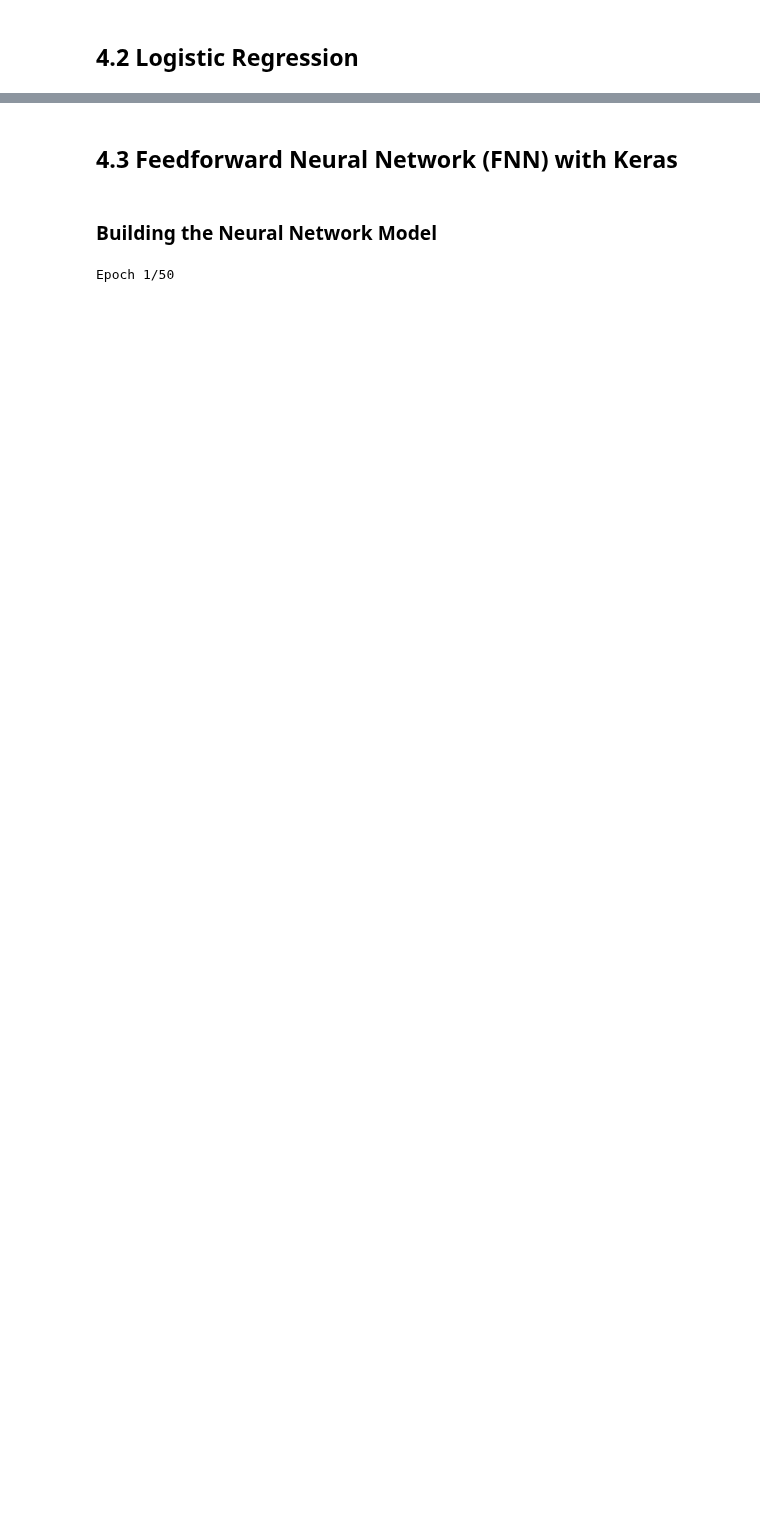
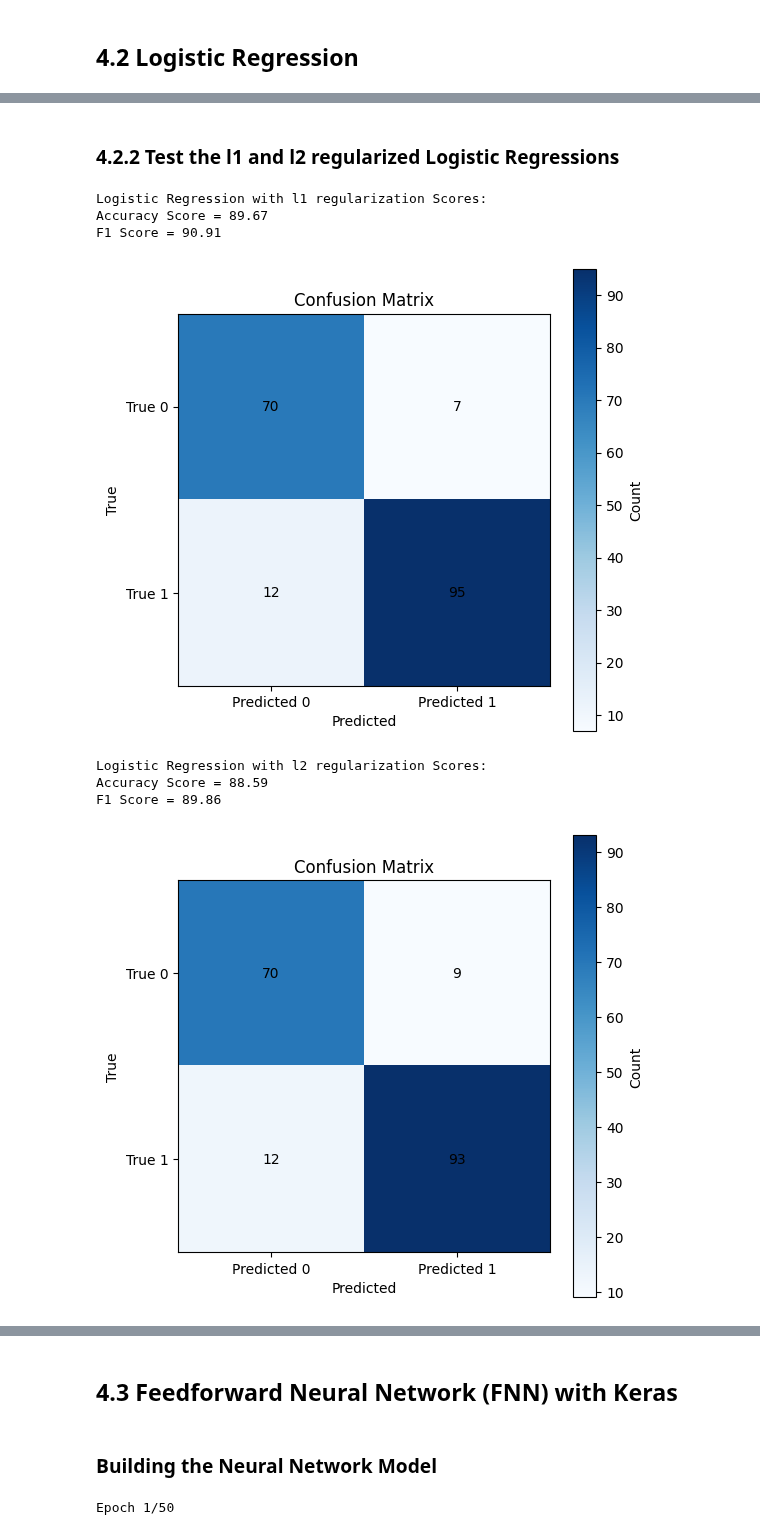
Before and after one commit to AhmedIAshraf/Heart-Failure-Classification, a Jupyter notebook: Heart_Failure_Classification.ipynb, the cells around one changed output, grey strips where cells are left out. Cells and saved outputs as stored; diff of their text form; code cells hidden in the pictures; blank space fills up the shorter version.

```diff
--- a/Heart_Failure_Classification.ipynb
+++ b/Heart_Failure_Classification.ipynb
@@ -583,0 +751,29 @@ Test Accuracy with k=5: 0.7065
+# %% [markdown]
+### 4.2.2 Test the l1 and l2 regularized Logistic Regressions
+# %%
+def calculate_scores(y_pred, y):
+    acc = accuracy_score(y_pred, y)*100
+    f1 = f1_score(y_pred, y)*100
+    cm = confusion_matrix(y_pred, y)
+    print(f'Accuracy Score = {acc:.2f}')
+    print(f'F1 Score = {f1:.2f}')
+    plot_confusion_matrix(cm)
+
+# Predict the test sets
+y1_pred = logistic_regression_l1.predict(X_test_scaled)
+y2_pred = logistic_regression_l2.predict(X_test_scaled)
+
+print(f'Logistic Regression with l1 regularization Scores:')
+calculate_scores(y1_pred, y_test)
+print()
+print(f'Logistic Regression with l2 regularization Scores:')
+calculate_scores(y2_pred, y_test)
+# %% [output]
+Logistic Regression with l1 regularization Scores:
+Accuracy Score = 89.67
+F1 Score = 90.91
+[figure, added]
+Logistic Regression with l2 regularization Scores:
+Accuracy Score = 88.59
+F1 Score = 89.86
+[figure, added]
```
Also changed, not shown: parts of 29 cells of this notebook.
